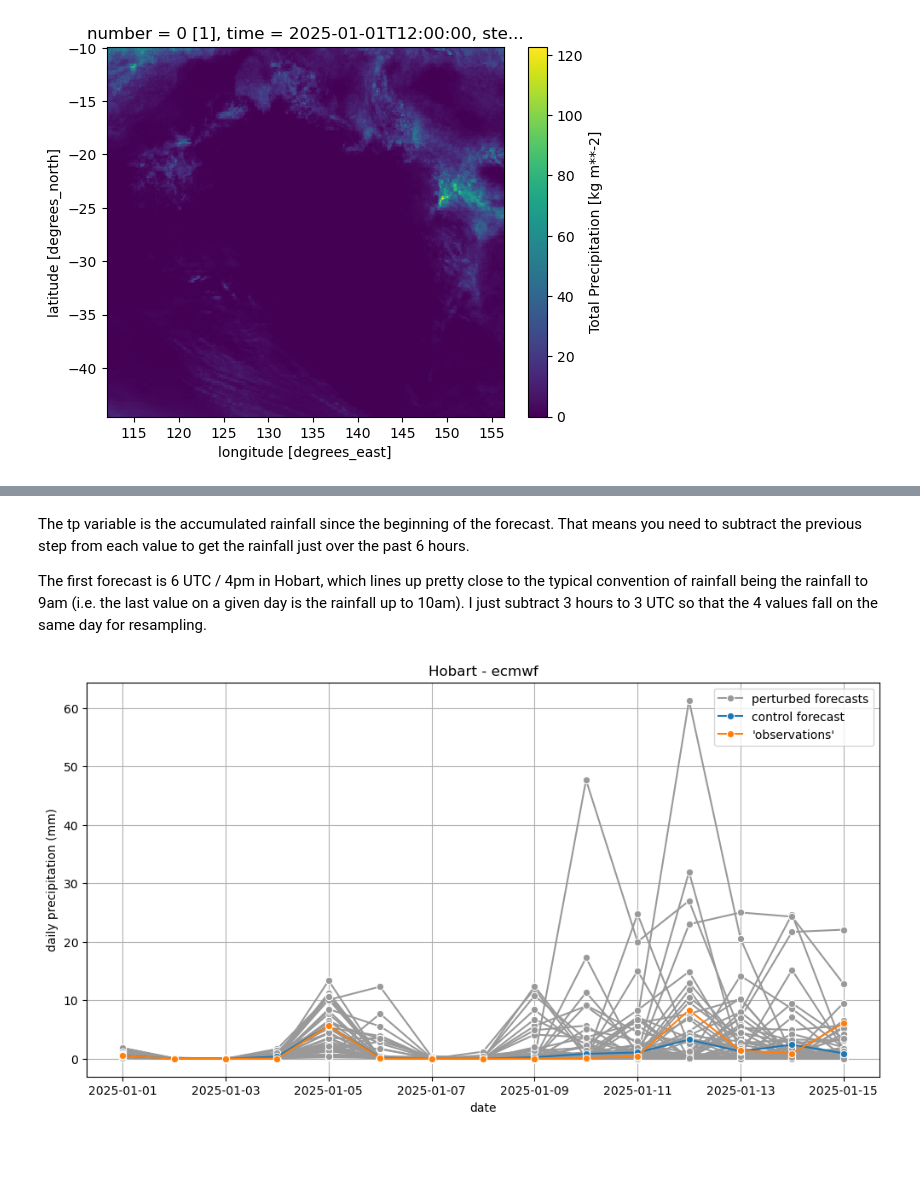
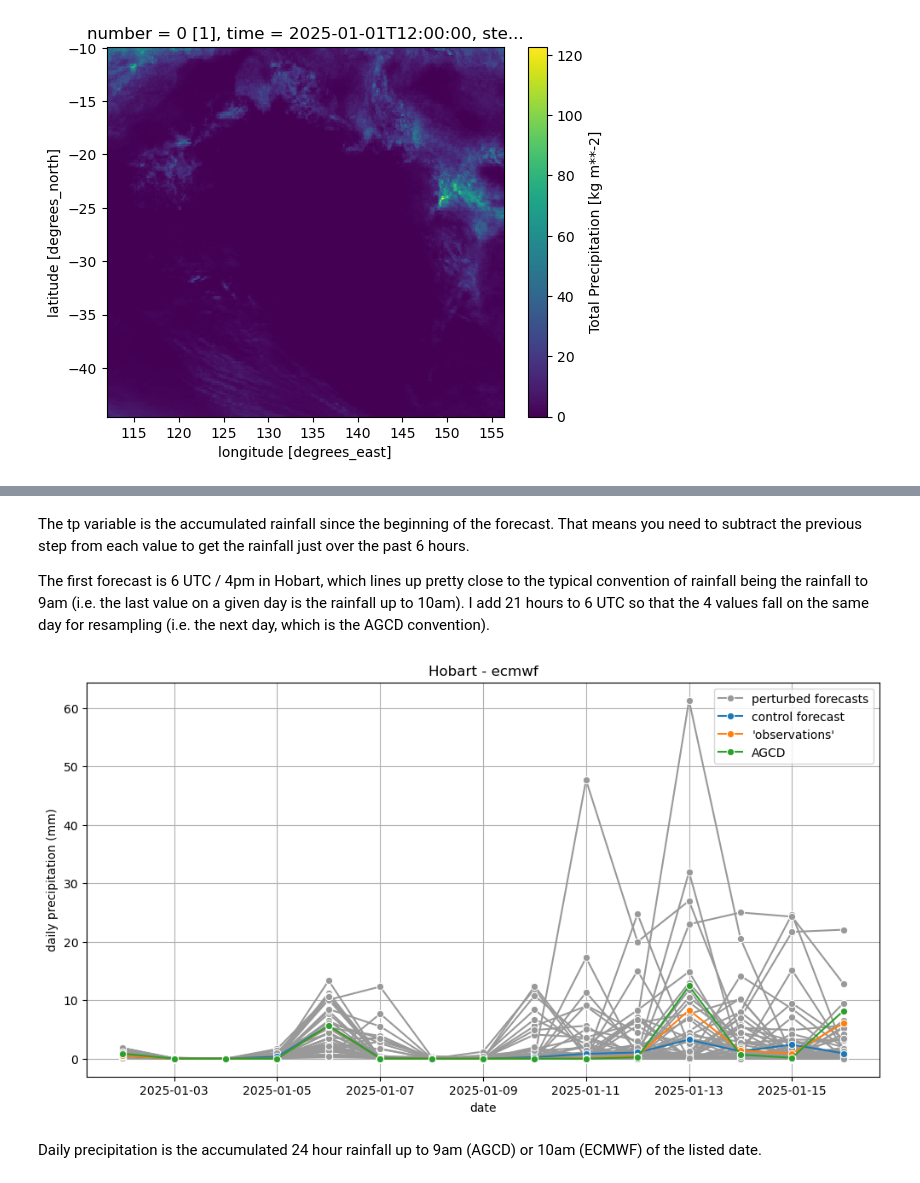
Before and after one commit to DamienIrving/ecmwf, a Jupyter notebook: example_tp.ipynb, the cells around one changed output, grey strips where cells are left out. Drawn from its saved outputs; the diff is of its cells as text; code cells hidden in the pictures; blank space fills up the shorter version.

Commit message:
Add AGCD

```diff
--- a/example_tp.ipynb
+++ b/example_tp.ipynb
@@ -113,3 +113,5 @@ ds_control.isel({'time': 1, 'step': 10})['tp'].plot()
 # %% [output]
 <matplotlib.collections.QuadMesh at 0x...>
 [figure]
+# %%
+ds_agcd = xr.open_dataset('agcd_v1_precip_total_r005_daily_2025.nc')
@@ -117,3 +139,7 @@ ds_control.isel({'time': 1, 'step': 10})['tp'].plot()
 ds_control_hobart = ds_control.sel({'latitude': -42.88, 'longitude': 147.32}, method='nearest')
 # %%
 ds_perturbed_hobart = ds_perturbed.sel({'latitude': -42.88, 'longitude': 147.32}, method='nearest')
+# %%
+ds_agcd_hobart = ds_agcd.sel({'lat': -42.88, 'lon': 147.32}, method='nearest')
+# %%
+ds_agcd_hobart = ds_agcd_hobart.isel(time=slice(1, 16))
@@ -120,14 +166,14 @@ ds_perturbed_hobart = ds_perturbed.sel({'latitude': -42.88, 'longitude': 147.32}
 # %% [markdown]
 The tp variable is the accumulated rainfall since the beginning of the forecast. That means you need to subtract the previous step from each value to get the rainfall just over the past 6 hours.
 
-The first forecast is 6 UTC / 4pm in Hobart, which lines up pretty close to the typical convention of rainfall being the rainfall to 9am (i.e. the last value on a given day is the rainfall up to 10am). I just subtract 3 hours to 3 UTC so that the 4 values fall on the same day for resampling.
+The first forecast is 6 UTC / 4pm in Hobart, which lines up pretty close to the typical convention of rainfall being the rainfall to 9am (i.e. the last value on a given day is the rainfall up to 10am). I add 21 hours to 6 UTC so that the 4 values fall on the same day for resampling (i.e. the next day, which is the AGCD convention).
 # %%
 def extract_reality(da_control):
     """Extract reality"""
 
     da_control_stacked_start = da_control.isel(step=slice(0, 2)).stack({'date': ['time', 'step']})
     da_control_stacked_step = da_control.isel(step=slice(1, 3)).stack({'date': ['time', 'step']})
-    times = (da_control_stacked_step.step + da_control_stacked_step.time).values - np.timedelta64(3, 'h')
+    times = (da_control_stacked_step.step + da_control_stacked_step.time).values + np.timedelta64(21, 'h')
     values = da_control_stacked_step.values - da_control_stacked_start.values
     df = pd.DataFrame(values, index=times, columns=['tp'])
     df = df.clip(lower=0)
@@ -139,33 +185,49 @@ def extract_reality(da_control):
 def extract_forecast(da):
     """Extract a single forecast."""
 
-    times = (da.step + da.time).values[1:] - np.timedelta64(3, 'h')
+    times = (da.step + da.time).values[1:] + np.timedelta64(21, 'h')
     values = da.values[1:] - da.values[0:-1]
     df = pd.DataFrame(values, index=times, columns=['tp'])
     df = df.clip(lower=0)
     df = df.resample('D').sum()
 
     return df
+
+
+def extract_agcd(da):
+    """Extract AGCD data."""
+
+    times = da.time.values
+    values = da.values
+    df = pd.DataFrame(values, index=times, columns=['precip'])
+    df = df.resample('D').mean()
+
+    return df
 # %%
 plt.figure(figsize=(12, 6))
 
 n_members = len(ds_perturbed_hobart.number)
 for member in range(n_members):
     df_perturbed = extract_forecast(ds_perturbed_hobart['tp'].isel(time=0, number=member))
     label = 'perturbed forecasts' if member == 1 else None
     sns.lineplot(data=df_perturbed, x=df_perturbed.index, y='tp', marker='o', color='0.6', label=label)
 #    sns.stripplot(data=df_perturbed, x=df_perturbed.index, y='tp', jitter=True)
 
 df_control = extract_forecast(ds_control_hobart['tp'].isel(time=0))
 sns.lineplot(data=df_control, x=df_control.index, y='tp', marker='o', label='control forecast')
 
 df_reality = extract_reality(ds_control_hobart['tp'])
 sns.lineplot(data=df_reality, x=df_reality.index, y='tp', marker='o', label="""'observations'""")
 
+df_agcd = extract_agcd(ds_agcd_hobart['precip'])
+sns.lineplot(data=df_agcd, x=df_agcd.index, y='precip', marker='o', label='AGCD')
+
 plt.title('Hobart - ecmwf')
 plt.xlabel('date')
 plt.ylabel('daily precipitation (mm)')
 plt.grid()
 plt.show()
 # %% [output]
-[figure, old version]
+[figure, new version]
+# %% [markdown]
+Daily precipitation is the accumulated 24 hour rainfall up to 9am (AGCD) or 10am (ECMWF) of the listed date.
```
Also changed, not shown: parts of 4 cells of this notebook, 1 other file.
